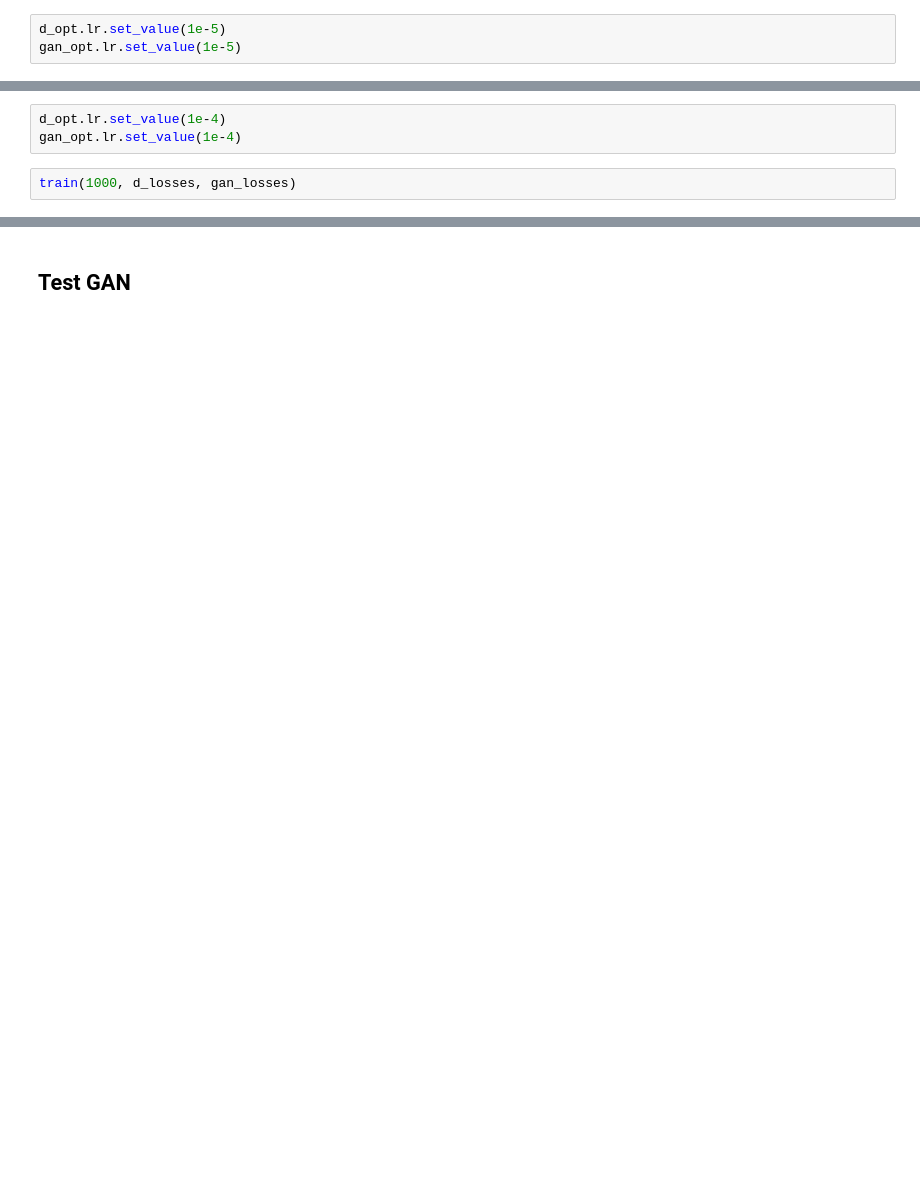
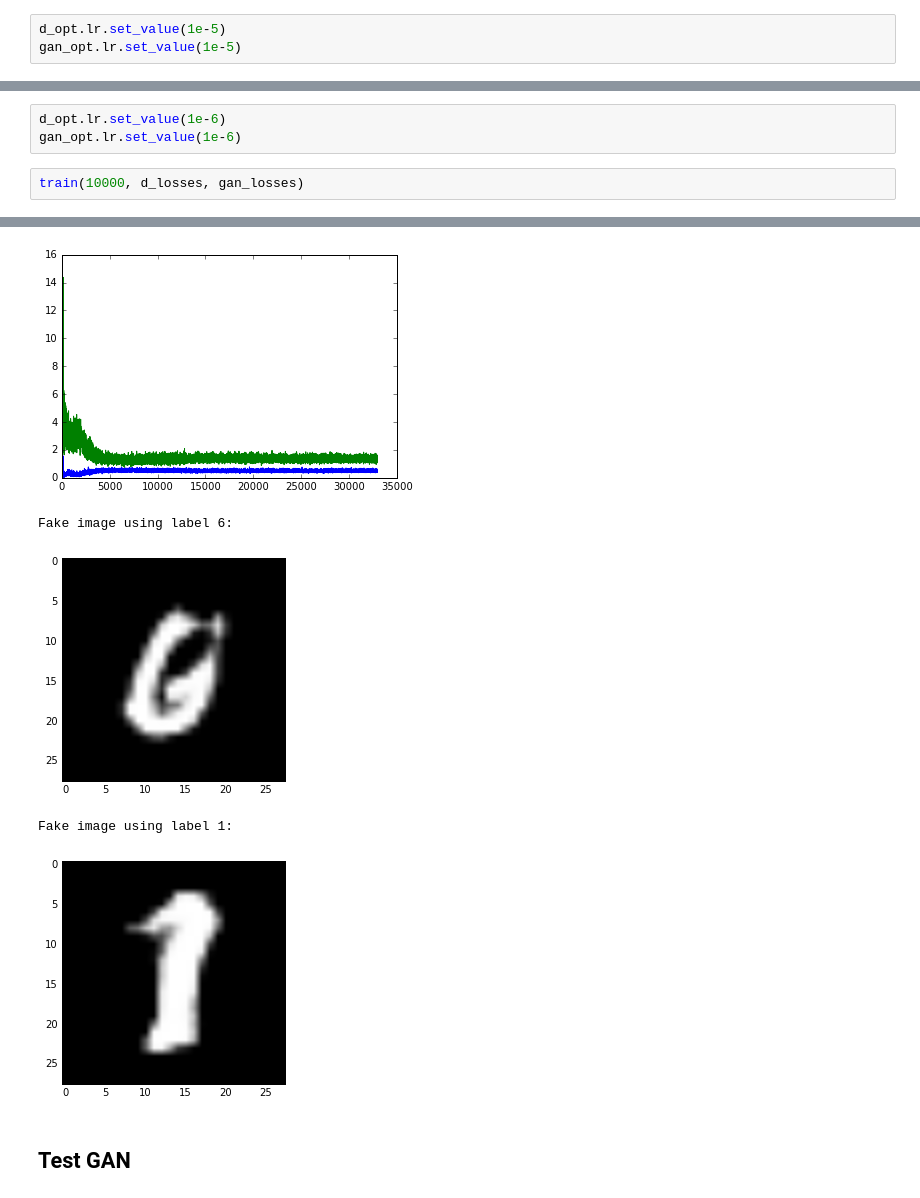
Before and after one commit to angadgill/conditional_cnn_gan, a Jupyter notebook: Class_Conditional_CNN_GAN.ipynb, the cells around one changed output, grey strips where cells are left out. Cells and saved outputs as stored; diff of their text form; blank space fills up the shorter version.

```diff
--- a/Class_Conditional_CNN_GAN.ipynb
+++ b/Class_Conditional_CNN_GAN.ipynb
@@ -307,5 +387,6 @@ Fake image using label 2:
 # %%
-d_opt.lr.set_value(1e-4)
-gan_opt.lr.set_value(1e-4)
+d_opt.lr.set_value(1e-6)
+gan_opt.lr.set_value(1e-6)
 # %%
-train(1000, d_losses, gan_losses)
+train(10000, d_losses, gan_losses)
+# %% [output]
@@ -312,2 +397,7 @@ train(1000, d_losses, gan_losses)
+[figure, added]
+Fake image using label 6:
+[figure, added]
+Fake image using label 1:
+[figure, added]
 # %% [markdown]
 ## Test GAN
```
Also changed, not shown: parts of 14 cells of this notebook.
